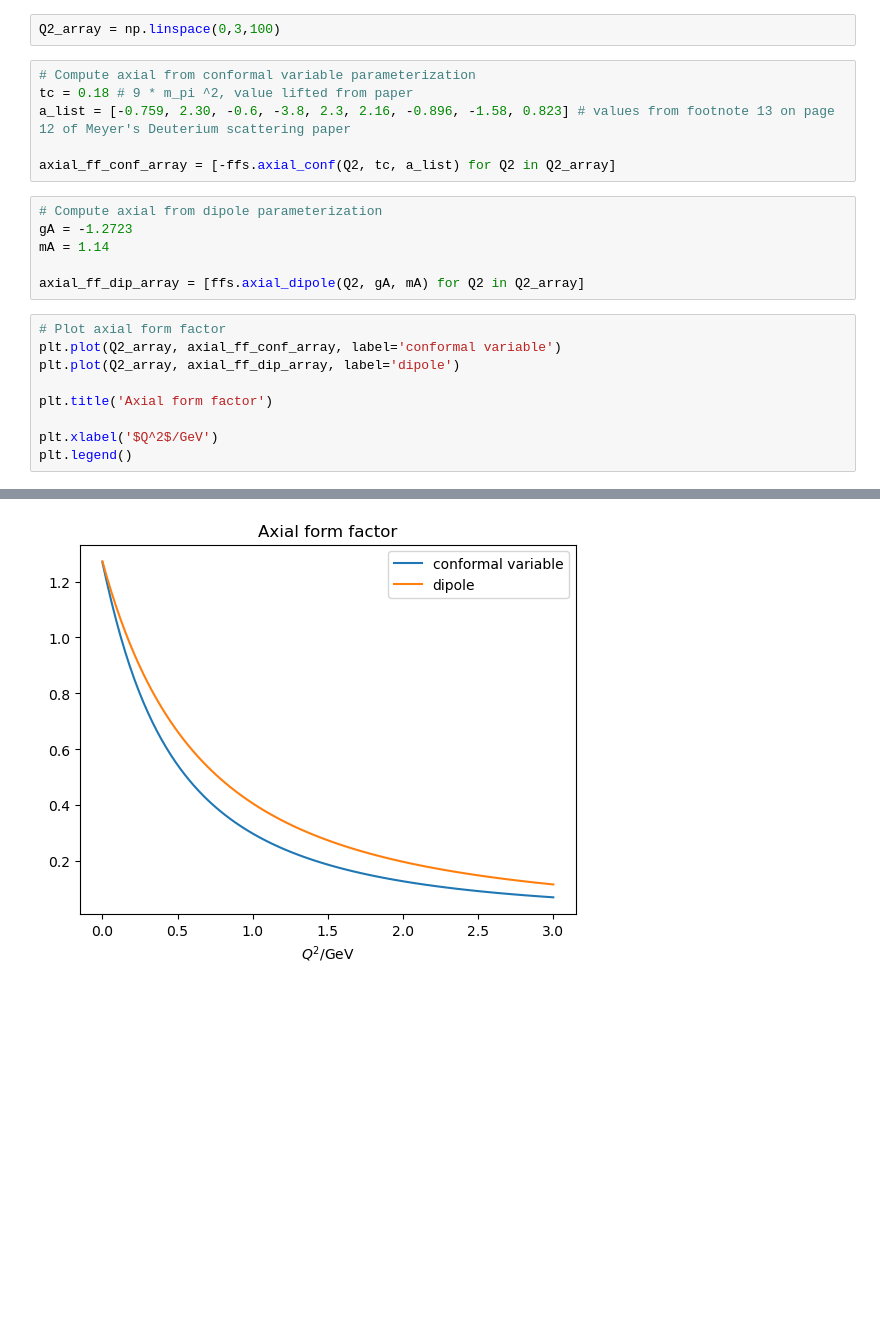
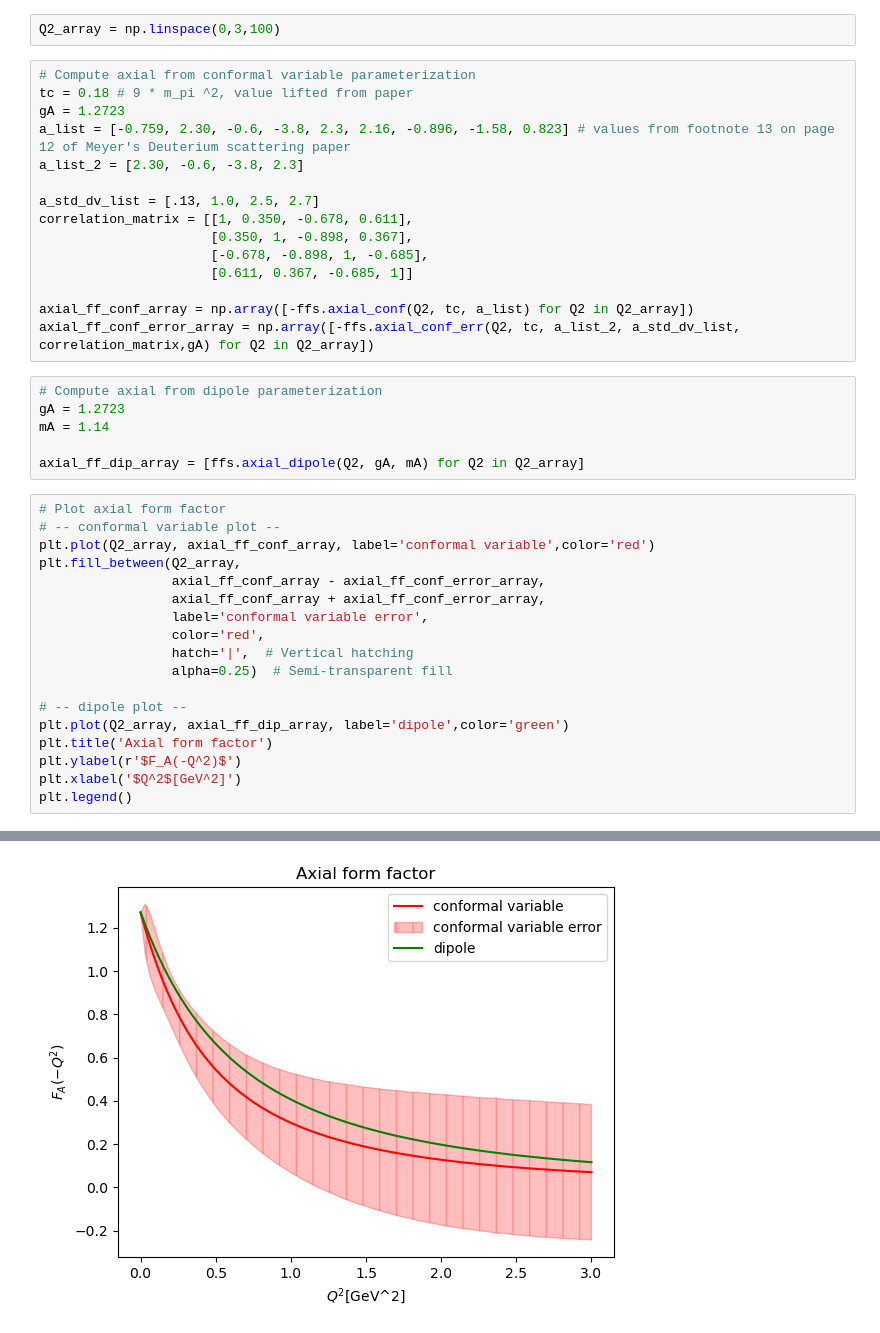
Before and after one commit to LeonardHarkins1/n3as_project, a Jupyter notebook: form_factors/ffs_plots.ipynb, the cells around one changed output, grey strips where cells are left out. Cells and saved outputs as stored; diff of their text form; blank space fills up the shorter version.

```diff
--- a/form_factors/ffs_plots.ipynb
+++ b/form_factors/ffs_plots.ipynb
@@ -7,24 +7,42 @@ Q2_array = np.linspace(0,3,100)
 # %%
 # Compute axial from conformal variable parameterization
 tc = 0.18 # 9 * m_pi ^2, value lifted from paper
+gA = 1.2723
 a_list = [-0.759, 2.30, -0.6, -3.8, 2.3, 2.16, -0.896, -1.58, 0.823] # values from footnote 13 on page 12 of Meyer's Deuterium scattering paper
+a_list_2 = [2.30, -0.6, -3.8, 2.3]
 
-axial_ff_conf_array = [-ffs.axial_conf(Q2, tc, a_list) for Q2 in Q2_array]
+a_std_dv_list = [.13, 1.0, 2.5, 2.7]
+correlation_matrix = [[1, 0.350, -0.678, 0.611],
+                      [0.350, 1, -0.898, 0.367],
+                      [-0.678, -0.898, 1, -0.685],
+                      [0.611, 0.367, -0.685, 1]]
+
+axial_ff_conf_array = np.array([-ffs.axial_conf(Q2, tc, a_list) for Q2 in Q2_array])
+axial_ff_conf_error_array = np.array([-ffs.axial_conf_err(Q2, tc, a_list_2, a_std_dv_list, correlation_matrix,gA) for Q2 in Q2_array])
 # %%
 # Compute axial from dipole parameterization
-gA = -1.2723
+gA = 1.2723
 mA = 1.14
 
 axial_ff_dip_array = [ffs.axial_dipole(Q2, gA, mA) for Q2 in Q2_array]
 # %%
 # Plot axial form factor
-plt.plot(Q2_array, axial_ff_conf_array, label='conformal variable')
-plt.plot(Q2_array, axial_ff_dip_array, label='dipole')
+# -- conformal variable plot --
+plt.plot(Q2_array, axial_ff_conf_array, label='conformal variable',color='red')
+plt.fill_between(Q2_array,
+                 axial_ff_conf_array - axial_ff_conf_error_array,
+                 axial_ff_conf_array + axial_ff_conf_error_array,
+                 label='conformal variable error',
+                 color='red',
+                 hatch='|',  # Vertical hatching
+                 alpha=0.25)  # Semi-transparent fill
 
+# -- dipole plot --
+plt.plot(Q2_array, axial_ff_dip_array, label='dipole',color='green')
 plt.title('Axial form factor')
-
-plt.xlabel('$Q^2$/GeV')
+plt.ylabel(r'$F_A(-Q^2)$')
+plt.xlabel('$Q^2$[GeV^2]')
 plt.legend()
 # %% [output]
 <matplotlib.legend.Legend at 0x...>
-[figure, old version]
+[figure, new version]
```
